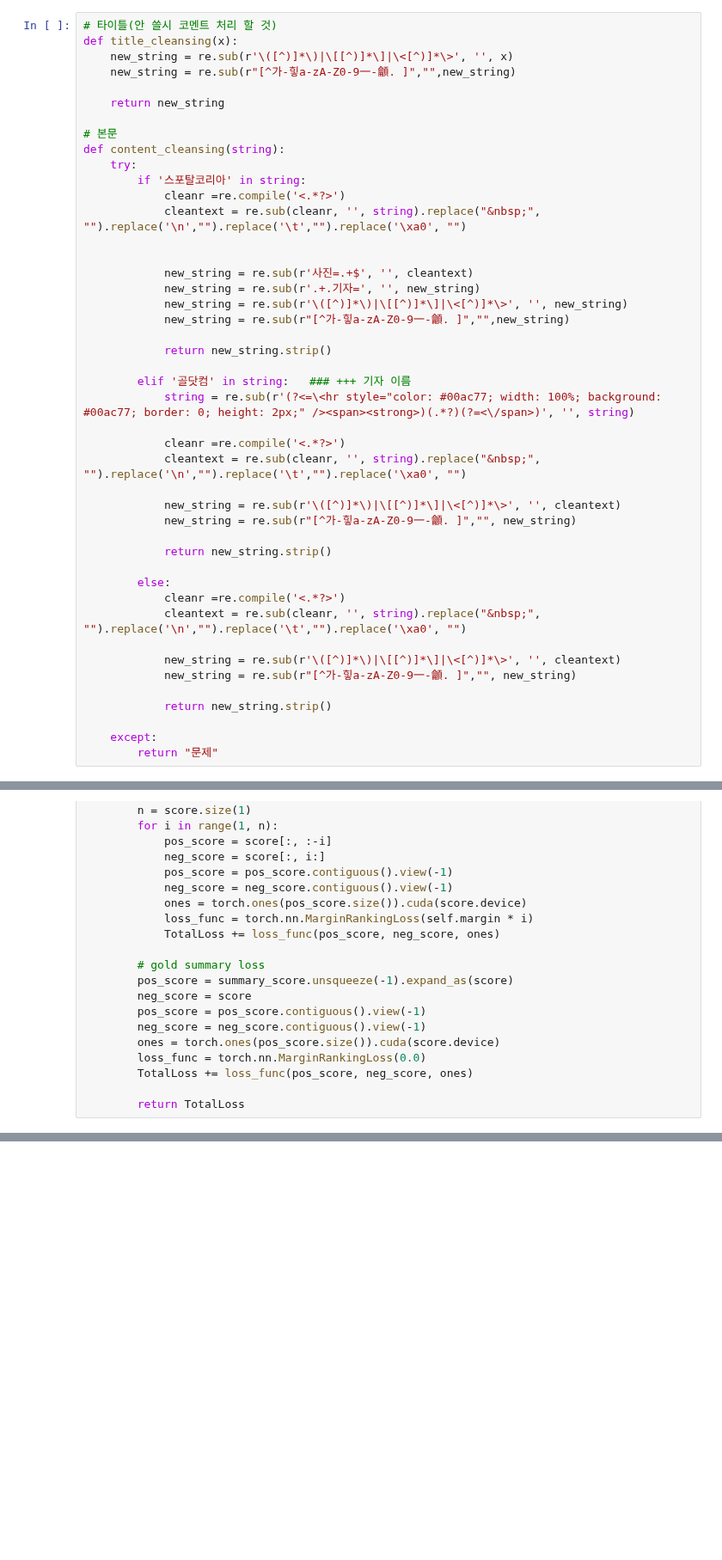
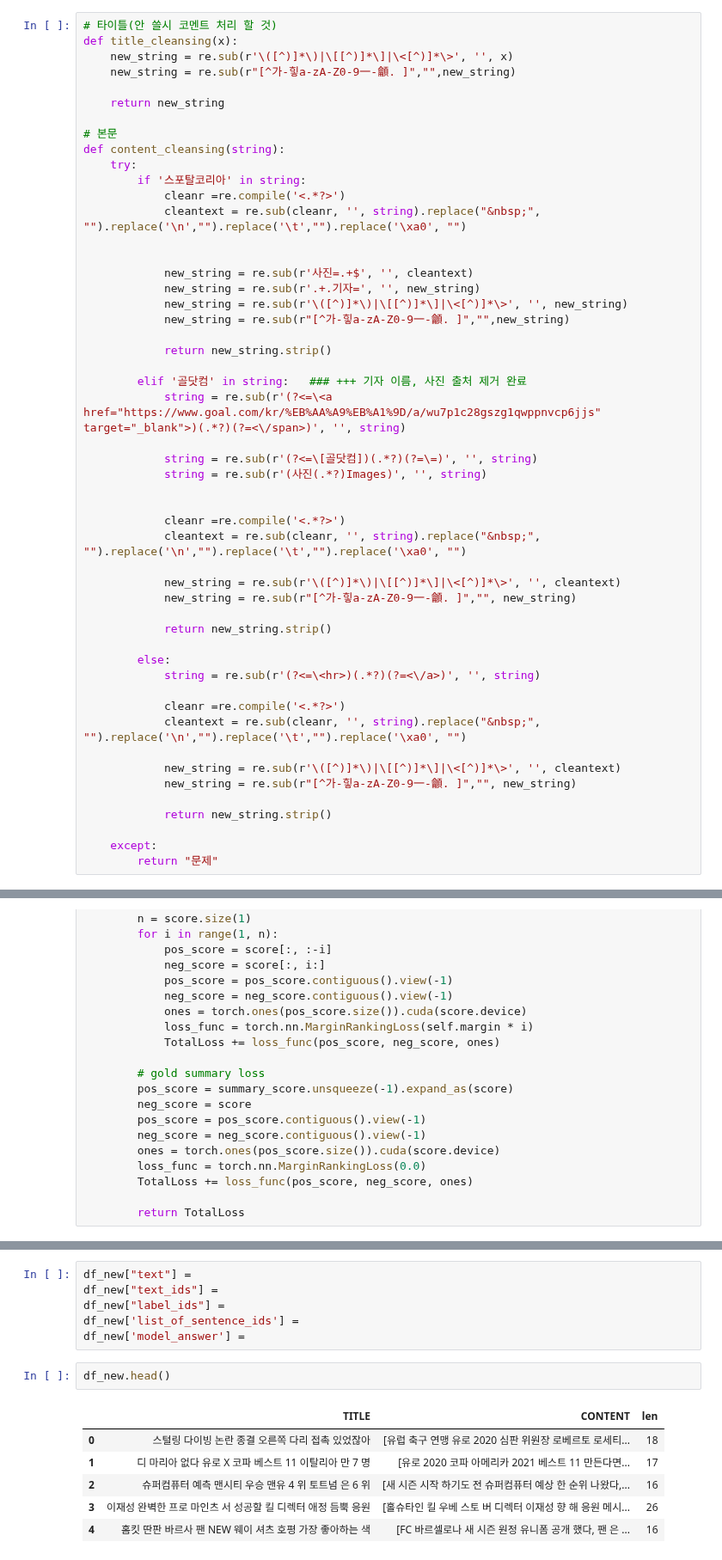
Before and after one commit to honeybeat1/Extractive_Text_Summarization, a Jupyter notebook: 4_NLG_문서요약/hyeong_jin/hyeong_jin.ipynb, the cells around one changed output, grey strips where cells are left out. Shown at 86% size. Drawn from its saved outputs; the diff is of its cells as text; blank space fills up the shorter version.

```diff
--- a/4_NLG_문서요약/hyeong_jin/hyeong_jin.ipynb
+++ b/4_NLG_문서요약/hyeong_jin/hyeong_jin.ipynb
@@ -131,8 +134,12 @@ def content_cleansing(string):
 
             return new_string.strip()
 
-        elif '골닷컴' in string:   ### +++ 기자 이름
-            string = re.sub(r'(?<=\<hr style="color: #00ac77; width: 100%; background: #00ac77; border: 0; height: 2px;" /><span><strong>)(.*?)(?=<\/span>)', '', string)
+        elif '골닷컴' in string:   ### +++ 기자 이름, 사진 출처 제거 완료
+            string = re.sub(r'(?<=\<a href="https://www.goal.com/kr/%EB%AA%A9%EB%A1%9D/a/wu7p1c28gszg1qwppnvcp6jjs" target="_blank">)(.*?)(?=<\/span>)', '', string)
+
+            string = re.sub(r'(?<=\[골닷컴])(.*?)(?=\=)', '', string)
+            string = re.sub(r'(사진(.*?)Images)', '', string)
+
 
             cleanr =re.compile('<.*?>')
             cleantext = re.sub(cleanr, '', string).replace("&nbsp;", "").replace('\n',"").replace('\t',"").replace('\xa0', "")
@@ -143,6 +150,8 @@ def content_cleansing(string):
             return new_string.strip()
 
         else:
+            string = re.sub(r'(?<=\<hr>)(.*?)(?=<\/a>)', '', string)
+
             cleanr =re.compile('<.*?>')
             cleantext = re.sub(cleanr, '', string).replace("&nbsp;", "").replace('\n',"").replace('\t',"").replace('\xa0', "")
 
@@ -567,2 +647,17 @@ class MarginRankingLoss():
+# %%
+df_new["text"] =
+df_new["text_ids"] =
+df_new["label_ids"] =
+df_new['list_of_sentence_ids'] =
+df_new['model_answer'] =
+# %%
+df_new.head()
+# %% [output]
+|  | TITLE | CONTENT | len |
+| 0 | 스털링 다이빙 논란 종결 오른쪽 다리 접촉 있었잖아 | [유럽 축구 연맹 유로 2020 심판 위원장 로베르토 로세티... | 18 |
+| 1 | 디 마리아 없다 유로 X 코파 베스트 11 이탈리아 만 7 명 | [유로 2020 코파 아메리카 2021 베스트 11 만든다면... | 17 |
+| 2 | 슈퍼컴퓨터 예측 맨시티 우승 맨유 4 위 토트넘 은 6 위 | [새 시즌 시작 하기도 전 슈퍼컴퓨터 예상 한 순위 나왔다,... | 16 |
+| 3 | 이재성 완벽한 프로 마인츠 서 성공할 킬 디렉터 애정 듬뿍 응원 | [홀슈타인 킬 우베 스토 버 디렉터 이재성 향 해 응원 메시... | 26 |
+| 4 | 홈킷 딴판 바르사 팬 NEW 웨이 셔츠 호평 가장 좋아하는 색 | [FC 바르셀로나 새 시즌 원정 유니폼 공개 했다, 팬 은 ... | 16 |
 # %%
 class rdass:
```
Also changed, not shown: parts of 29 cells of this notebook.
